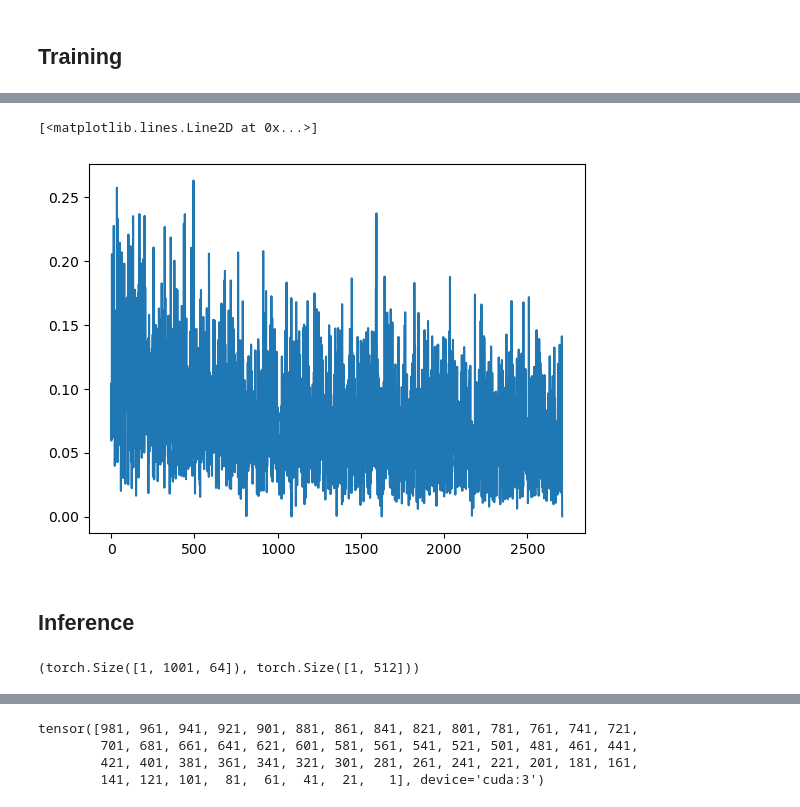
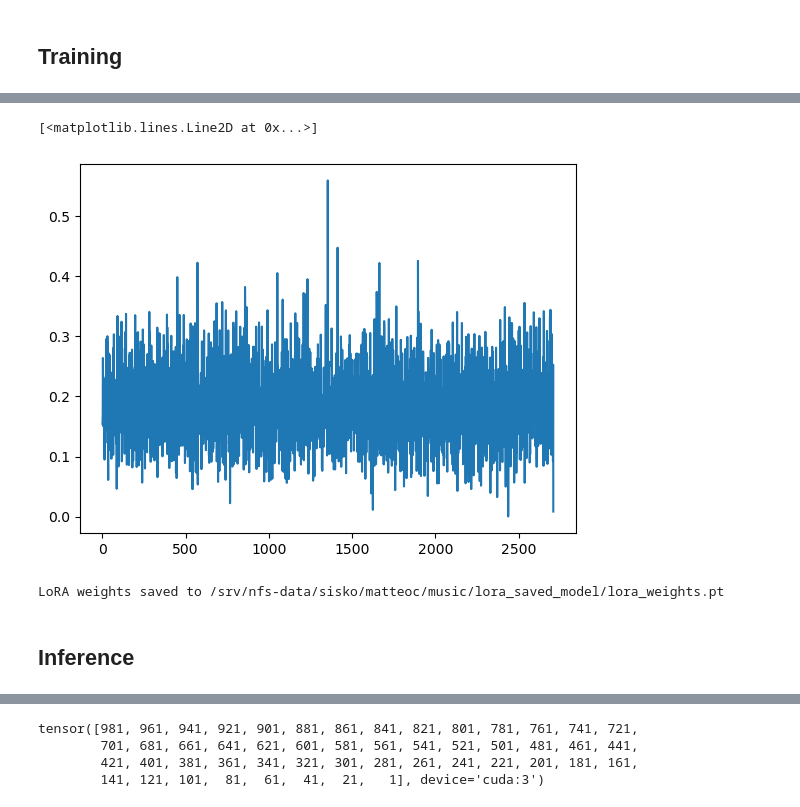
Before and after one commit to mattciff5/genre-to-fmri, a Jupyter notebook: audio_diffusion/finetune_musicLDM.ipynb, the cells around one changed output, grey strips where cells are left out. Cells and saved outputs as stored; diff of their text form; code cells hidden in the pictures.

```diff
--- a/audio_diffusion/finetune_musicLDM.ipynb
+++ b/audio_diffusion/finetune_musicLDM.ipynb
@@ -213,0 +263,22 @@ torch.Size([8, 512])
+# %%
+for step, batch in (enumerate(val_dataloader)):
+    batch = batch.to(device)
+    real_audio_val = batch[7]
+    print('real_audio_val: ', real_audio_val.shape)
+    audio_features_val = clap_model.get_audio_features(real_audio_val.unsqueeze(0))
+    with torch.no_grad():
+        encoded = musicldm_pipe.vae.encode(real_audio_val.unsqueeze(0))
+        latents_val = musicldm_pipe.vae.config.scaling_factor * encoded.latent_dist.sample()
+        print('latents_val: ', latents_val.shape)
+    with torch.no_grad():
+        mel_spectrogram_val = musicldm_pipe.vae.decode(latents_val/musicldm_pipe.vae.config.scaling_factor).sample
+        print('mel_spectrogram_val: ', mel_spectrogram_val.shape)
+
+    original_waveform_length_val = int(10.0 * musicldm_pipe.vocoder.config.sampling_rate)
+    audio_val = musicldm_pipe.mel_spectrogram_to_waveform(mel_spectrogram_val.to(device=device))
+    audio_val = audio_val[:, :original_waveform_length_val]
+    output_type = "np"
+    if output_type == "np":
+        audio_val = audio_val.detach().numpy()
+    audio_pipe_val = AudioPipelineOutput(audios=audio_val)
+    break
@@ -218,8 +299,8 @@ torch.Size([8, 512])
 from peft import LoraConfig
 
 unet_lora_config = LoraConfig(
-        r=4,
-        lora_alpha=8,
+        r=16,
+        lora_alpha=32,
         init_lora_weights="gaussian",
         target_modules=["to_k", "to_q", "to_v", "to_out.0"],
     )
@@ -243,10 +324,19 @@ for epoch in range(num_epochs):
         batch = batch.to(device)
         encoded = musicldm_pipe.vae.encode(batch)
         # latents_real = 0.18215 * encoded.latent_dist.mean
-        latents_real = 1 / musicldm_pipe.vae.config.scaling_factor * encoded.latent_dist.mean
+        latents_real = musicldm_pipe.vae.config.scaling_factor * encoded.latent_dist.mean
         audio_features = clap_model.get_audio_features(batch)
-        noise = torch.randn(latents_real.shape).to(latents_real.device)
+        # noise = torch.randn(latents_real.shape).to(latents_real.device)
         bs = batch.shape[0]
+        noise = musicldm_pipe.prepare_latents(
+            bs,  #  --> da moltiplicare se num_waveforms_per_prompt > 1
+            musicldm_pipe.unet.config.in_channels,
+            1000,  # height
+            torch.float32,
+            torch.device(device),
+            generator=torch.Generator(device=device).manual_seed(42),
+            latents=None,
+        )
         del batch
 
         # Sample a random timestep for each image
@@ -282,7 +372,7 @@ for epoch in range(num_epochs):
             optimizer.step()
             optimizer.zero_grad()
 
-        continue
+        # continue
 
     print(f"Epoch {epoch} average loss: {sum(train_losses[-len(train_dataloader):])/len(train_dataloader)}")
 
@@ -302,2 +392,2 @@ Epoch 9 average loss: 0.05831984583121111
 [<matplotlib.lines.Line2D at 0x...>]
-[figure, old version]
+[figure, new version]
@@ -306,2 +394,13 @@ musicldm_pipe.save_pretrained("/srv/nfs-data/sisko/matteoc/music/music_ldm_train
+# %%
+# musicldm_pipe.unet.save_adapter("/srv/nfs-data/sisko/matteoc/music/music_ldm_train", "lora_adapter")
+
+output_dir_lora = "/srv/nfs-data/sisko/matteoc/music/lora_saved_model"
+lora_state_dict = {
+    name: param.cpu() for name, param in musicldm_pipe.unet.named_parameters() if "lora" in name
+}
+torch.save(lora_state_dict, f"{output_dir_lora}/lora_weights.pt")
+print(f"LoRA weights saved to {output_dir_lora}/lora_weights.pt")
+# %% [output]
+LoRA weights saved to /srv/nfs-data/sisko/matteoc/music/lora_saved_model/lora_weights.pt
 # %% [markdown]
 ## Inference
@@ -314,4 +406,0 @@ for step, batch in (enumerate(val_dataloader)):
-# %%
-real_audio_val.shape, audio_features_val.shape
-# %% [output]
-(torch.Size([1, 1001, 64]), torch.Size([1, 512]))
```
Also changed, not shown: parts of 17 cells of this notebook, 1 other file.
